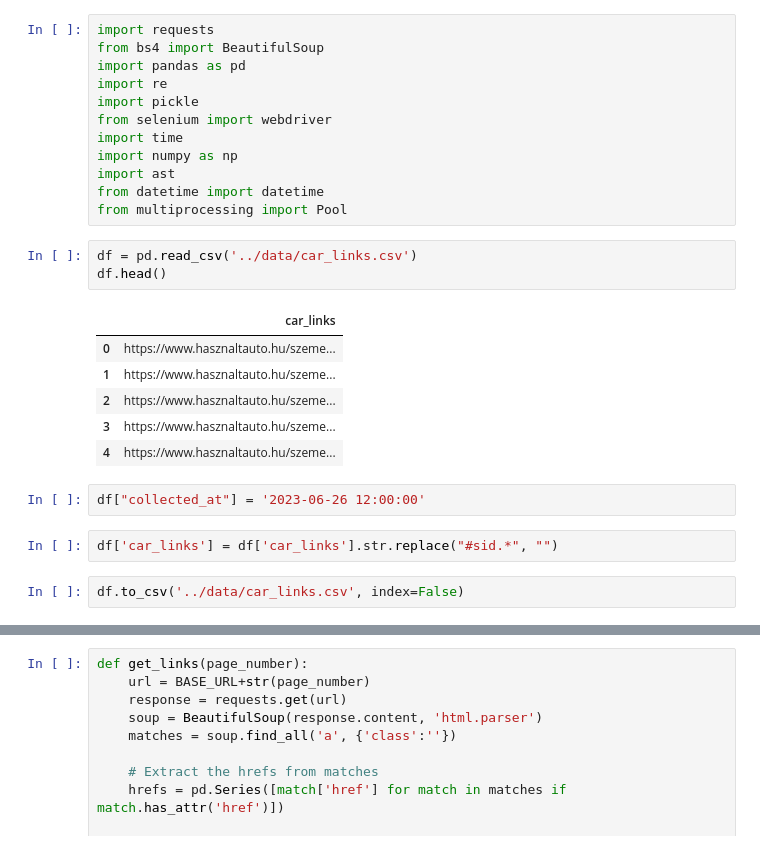
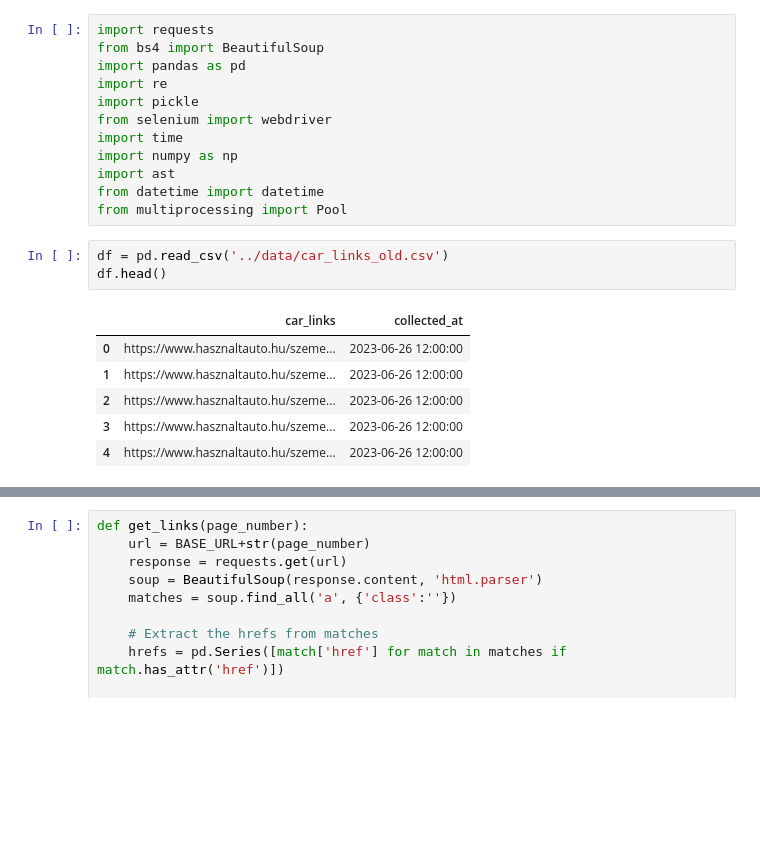
Before and after one commit to szdavid11/car_price_prediction, a Jupyter notebook: notebooks/hasznaltauto_scraping.ipynb, the cells around one changed output, grey strips where cells are left out. Saved outputs shown, nothing was run; the diff lists cells and outputs as text; blank space fills up the shorter version.

```diff
--- a/notebooks/hasznaltauto_scraping.ipynb
+++ b/notebooks/hasznaltauto_scraping.ipynb
@@ -11,18 +11,12 @@ import ast
 from datetime import datetime
 from multiprocessing import Pool
 # %%
-df = pd.read_csv('../data/car_links.csv')
+df = pd.read_csv('../data/car_links_old.csv')
 df.head()
 # %% [output]
-|  | car_links |
-| 0 | https://www.hasznaltauto.hu/szeme... |
-| 1 | https://www.hasznaltauto.hu/szeme... |
-| 2 | https://www.hasznaltauto.hu/szeme... |
-| 3 | https://www.hasznaltauto.hu/szeme... |
-| 4 | https://www.hasznaltauto.hu/szeme... |
+|  | car_links | collected_at |
+| 0 | https://www.hasznaltauto.hu/szeme... | 2023-06-26 12:00:00 |
+| 1 | https://www.hasznaltauto.hu/szeme... | 2023-06-26 12:00:00 |
+| 2 | https://www.hasznaltauto.hu/szeme... | 2023-06-26 12:00:00 |
+| 3 | https://www.hasznaltauto.hu/szeme... | 2023-06-26 12:00:00 |
+| 4 | https://www.hasznaltauto.hu/szeme... | 2023-06-26 12:00:00 |
-# %%
-df["collected_at"] = '2023-06-26 12:00:00'
-# %%
-df['car_links'] = df['car_links'].str.replace("#sid.*", "")
-# %%
-df.to_csv('../data/car_links.csv', index=False)
```
Also changed, not shown: parts of 24 cells of this notebook, 4 other files.
